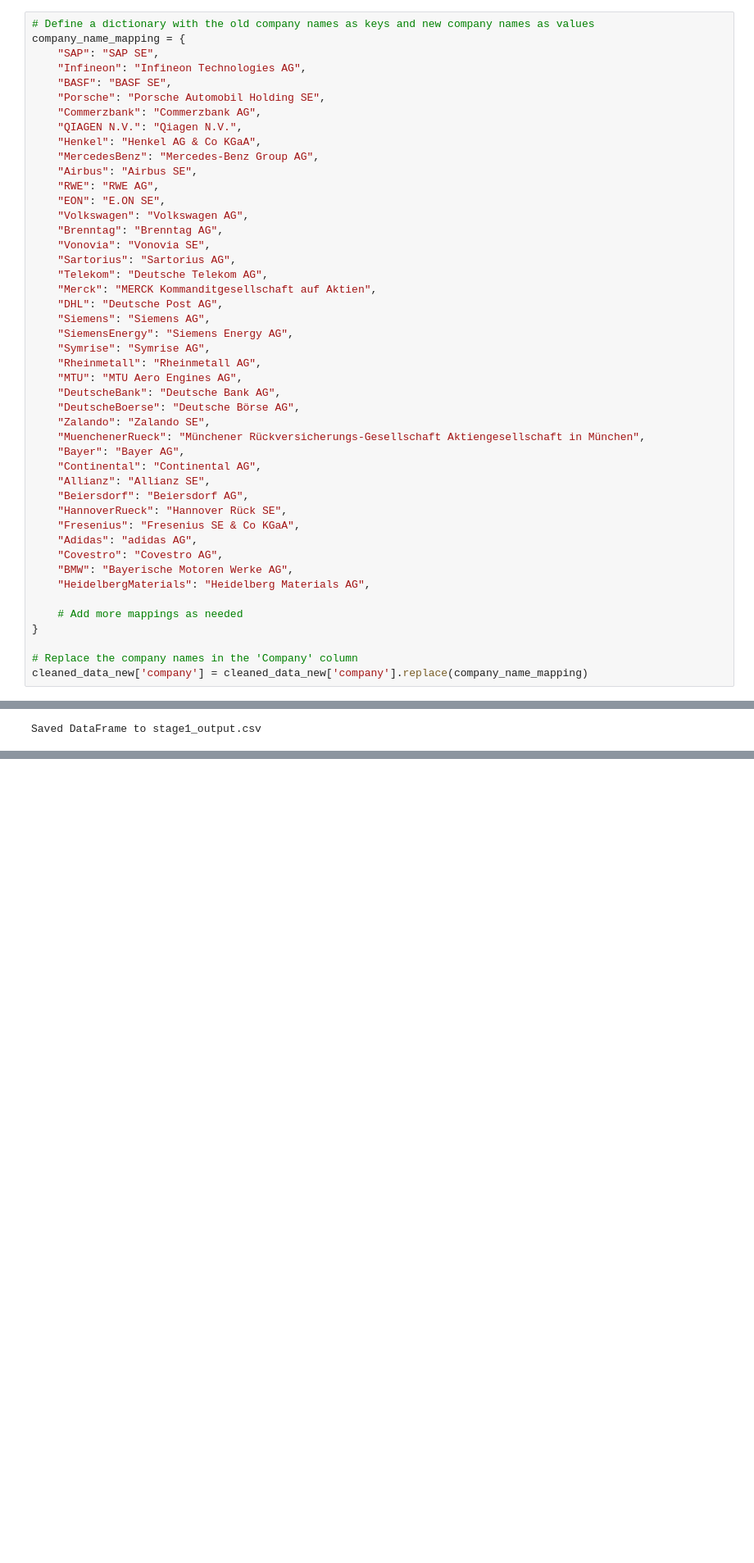
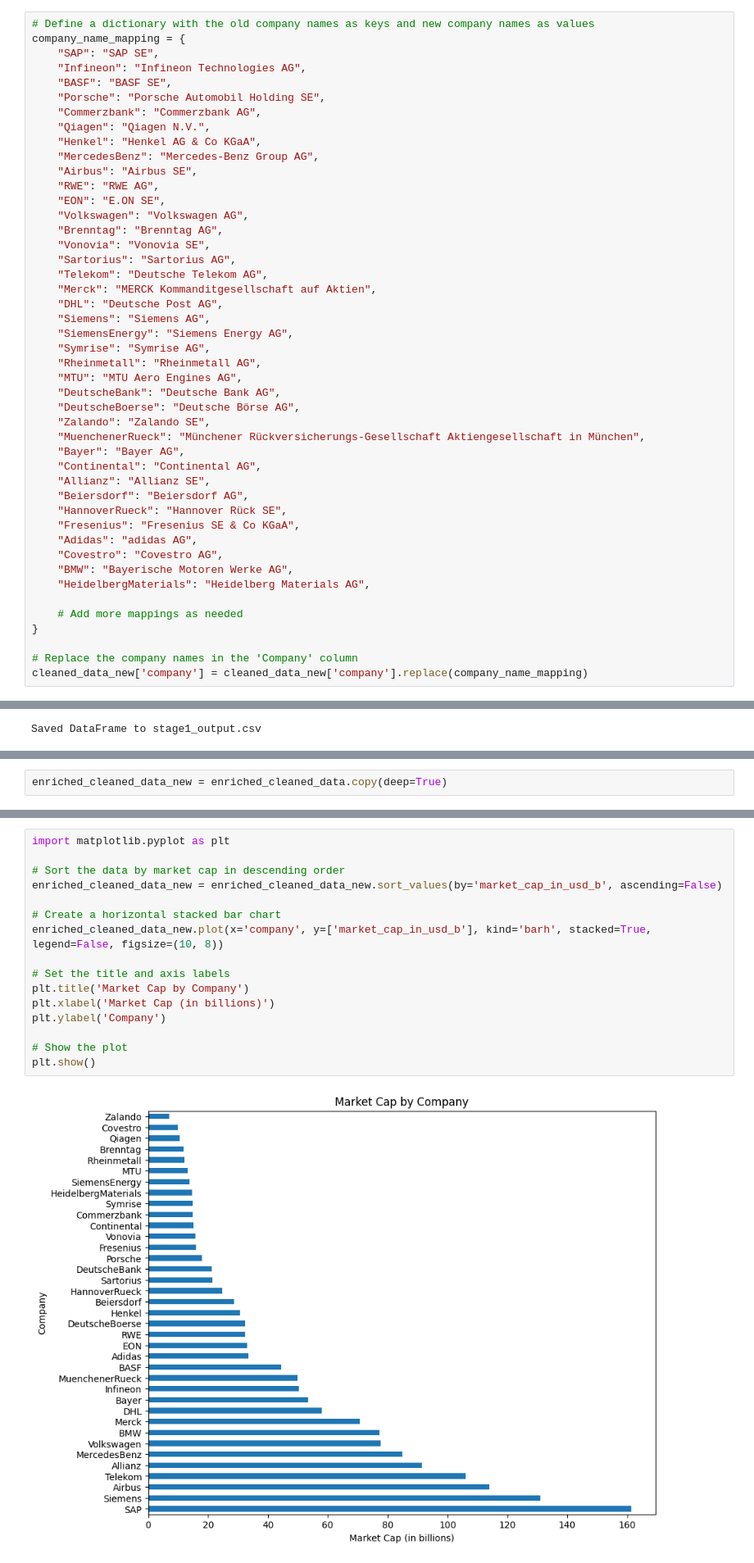
Before and after one commit to SeyyidUz/BachelorThesis, a Jupyter notebook: SustainabilityReport.ipynb, the cells around one changed output, grey strips where cells are left out. Shown at 82% size. Saved outputs shown, nothing was run; the diff lists cells and outputs as text; blank space fills up the shorter version.

```diff
--- a/SustainabilityReport.ipynb
+++ b/SustainabilityReport.ipynb
@@ -974,7 +975,7 @@ company_name_mapping = {
     "BASF": "BASF SE",
     "Porsche": "Porsche Automobil Holding SE",
     "Commerzbank": "Commerzbank AG",
-    "QIAGEN N.V.": "Qiagen N.V.",
+    "Qiagen": "Qiagen N.V.",
     "Henkel": "Henkel AG & Co KGaA",
     "MercedesBenz": "Mercedes-Benz Group AG",
     "Airbus": "Airbus SE",
@@ -2464,0 +1133,2 @@ Index: 9
+# %%
+enriched_cleaned_data_new = enriched_cleaned_data.copy(deep=True)
@@ -2464,0 +1229,18 @@ Index: 9
+# %%
+import matplotlib.pyplot as plt
+
+# Sort the data by market cap in descending order
+enriched_cleaned_data_new = enriched_cleaned_data_new.sort_values(by='market_cap_in_usd_b', ascending=False)
+
+# Create a horizontal stacked bar chart
+enriched_cleaned_data_new.plot(x='company', y=['market_cap_in_usd_b'], kind='barh', stacked=True, legend=False, figsize=(10, 8))
+
+# Set the title and axis labels
+plt.title('Market Cap by Company')
+plt.xlabel('Market Cap (in billions)')
+plt.ylabel('Company')
+
+# Show the plot
+plt.show()
+# %% [output]
+[figure, added]
```
Also changed, not shown: parts of 111 cells of this notebook.
